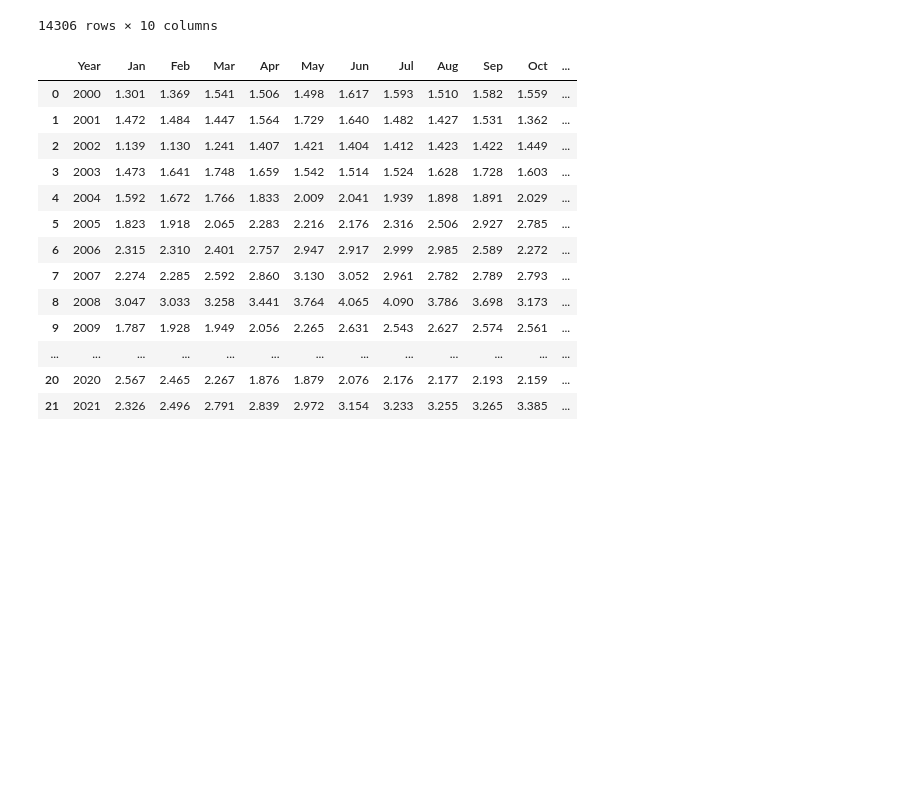
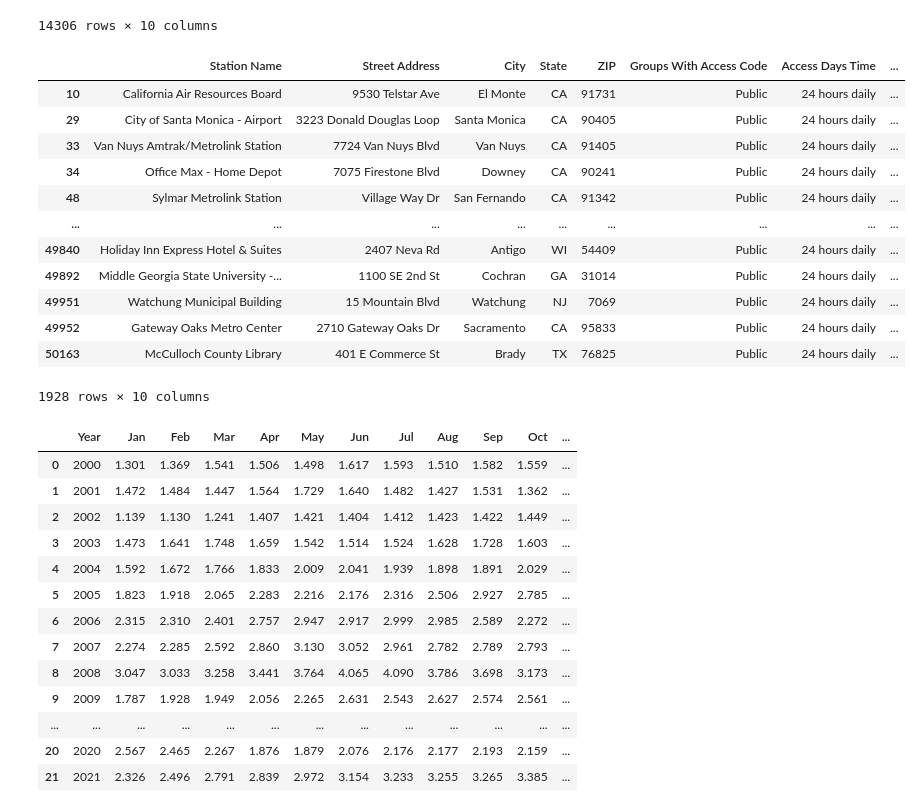
Before and after one commit to lakia857/UNC_Data-BootCamp_Project3T-T3, a Jupyter notebook: DataFramesCleaning.ipynb, the cells around one changed output. Saved outputs shown, nothing was run; the diff lists cells and outputs as text; code cells hidden in the pictures; blank space fills up the shorter version.

```diff
--- a/DataFramesCleaning.ipynb
+++ b/DataFramesCleaning.ipynb
@@ -35,7 +35,8 @@ cleaned_df
 | 50288 | Westfield Trumbull (Trumbull, CT) | 5065 Main Street | Trumbull | CT | 6611 | Public | 24 hours daily | ... |
 50289 rows × 10 columns
 # %%
-cleaned_df.dropna(how='any')
+cleaned_df_2 = cleaned_df.dropna(how='any')
+cleaned_df_2
 # %% [output]
 |  | Station Name | Street Address | City | State | ZIP | Groups With Access Code | Access Days Time | ... |
 | 10 | California Air Resources Board | 9530 Telstar Ave | El Monte | CA | 91731 | Public | 24 hours daily | ... |
@@ -50,4 +51,24 @@ cleaned_df.dropna(how='any')
 | 50240 | 600 New Hampshire Ave | 600 New Hampshire Avenue Northwest | Washington | DC | 20037 | Public | MO: Not Specified; TU: Not Specif... | ... |
 | 50241 | Sonesta San Jose | 777 Bellew Drive | Milpitas | CA | 95035 | Public | MO: Not Specified; TU: Not Specif... | ... |
 14306 rows × 10 columns
+# %%
+final_charging_df= cleaned_df_2.loc[(cleaned_df_2['EV Pricing'] == 'Free') &
+                                    (cleaned_df_2['Groups With Access Code'] == 'Public')&
+                                    (cleaned_df_2['Access Days Time'] == '24 hours daily')]
+
+final_charging_df
+# %% [output]
+|  | Station Name | Street Address | City | State | ZIP | Groups With Access Code | Access Days Time | ... |
+| 10 | California Air Resources Board | 9530 Telstar Ave | El Monte | CA | 91731 | Public | 24 hours daily | ... |
+| 29 | City of Santa Monica - Airport | 3223 Donald Douglas Loop | Santa Monica | CA | 90405 | Public | 24 hours daily | ... |
+| 33 | Van Nuys Amtrak/Metrolink Station | 7724 Van Nuys Blvd | Van Nuys | CA | 91405 | Public | 24 hours daily | ... |
+| 34 | Office Max - Home Depot | 7075 Firestone Blvd | Downey | CA | 90241 | Public | 24 hours daily | ... |
+| 48 | Sylmar Metrolink Station | Village Way Dr | San Fernando | CA | 91342 | Public | 24 hours daily | ... |
+| ... | ... | ... | ... | ... | ... | ... | ... | ... |
+| 49840 | Holiday Inn Express Hotel & Suites | 2407 Neva Rd | Antigo | WI | 54409 | Public | 24 hours daily | ... |
+| 49892 | Middle Georgia State University -... | 1100 SE 2nd St | Cochran | GA | 31014 | Public | 24 hours daily | ... |
+| 49951 | Watchung Municipal Building | 15 Mountain Blvd | Watchung | NJ | 7069 | Public | 24 hours daily | ... |
+| 49952 | Gateway Oaks Metro Center | 2710 Gateway Oaks Dr | Sacramento | CA | 95833 | Public | 24 hours daily | ... |
+| 50163 | McCulloch County Library | 401 E Commerce St | Brady | TX | 76825 | Public | 24 hours daily | ... |
+1928 rows × 10 columns
 # %%
```
Also changed, not shown: parts of 1 cell of this notebook, 8 other files.
